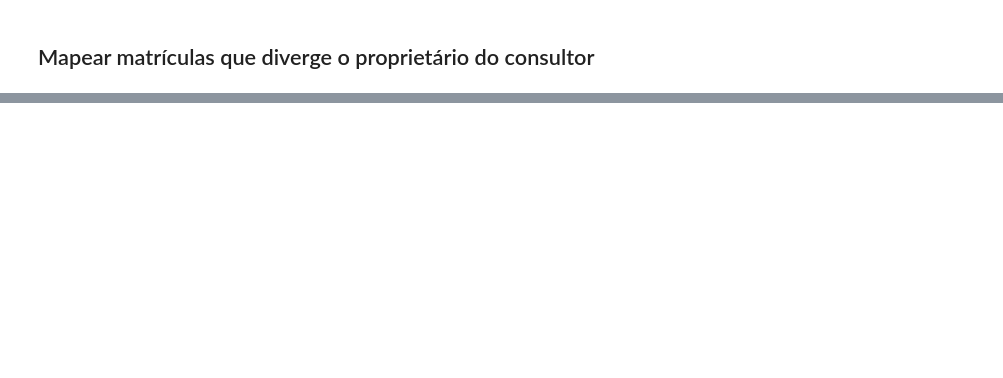
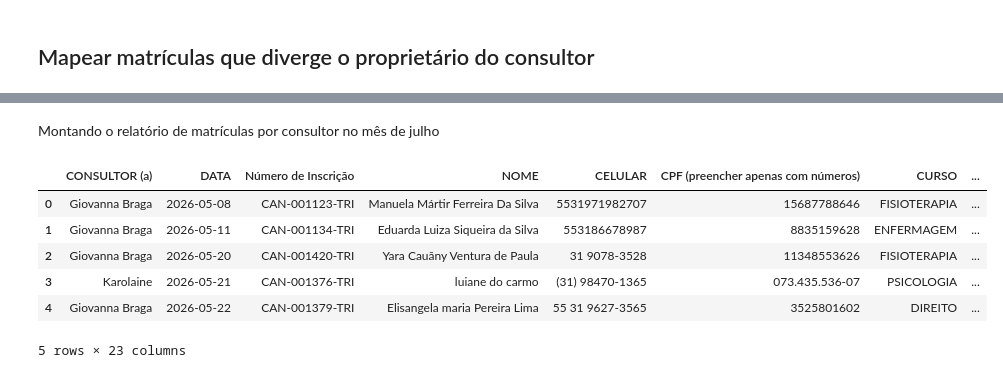
Before and after one commit to hugolosqui-trivento/automacoes-CRM, a Jupyter notebook: leads_sem_proprietario/analise.ipynb, the cells around one changed output, grey strips where cells are left out. Cells and saved outputs as stored; diff of their text form; code cells hidden in the pictures; blank space fills up the shorter version.

```diff
--- a/leads_sem_proprietario/analise.ipynb
+++ b/leads_sem_proprietario/analise.ipynb
@@ -120,2 +120,14 @@ display(divergencias.shape)
 # %%
 divergencias.to_excel('divergencias_proprietario_consultor.xlsx', index=False)
+# %% [markdown]
+Montando o relatório de matrículas por consultor no mês de julho
+# %%
+matriculas.head()
+# %% [output]
+|  | CONSULTOR (a) | DATA | Número de Inscrição | NOME | CELULAR | CPF (preencher apenas com números) | CURSO | ... |
+| 0 | Giovanna Braga | 2026-05-08 | CAN-001123-TRI | Manuela Mártir Ferreira Da Silva | 5531971982707 | 15687788646 | FISIOTERAPIA | ... |
+| 1 | Giovanna Braga | 2026-05-11 | CAN-001134-TRI | Eduarda Luiza Siqueira da Silva | 553186678987 | 8835159628 | ENFERMAGEM | ... |
+| 2 | Giovanna Braga | 2026-05-20 | CAN-001420-TRI | Yara Cauãny Ventura de Paula | 31 9078-3528 | 11348553626 | FISIOTERAPIA | ... |
+| 3 | Karolaine | 2026-05-21 | CAN-001376-TRI | luiane do carmo | (31) 98470-1365 | 073.435.536-07 | PSICOLOGIA | ... |
+| 4 | Giovanna Braga | 2026-05-22 | CAN-001379-TRI | Elisangela maria Pereira Lima | 55 31 9627-3565 | 3525801602 | DIREITO | ... |
+5 rows × 23 columns
```
Also changed, not shown: parts of 9 cells of this notebook, 2 other files.
